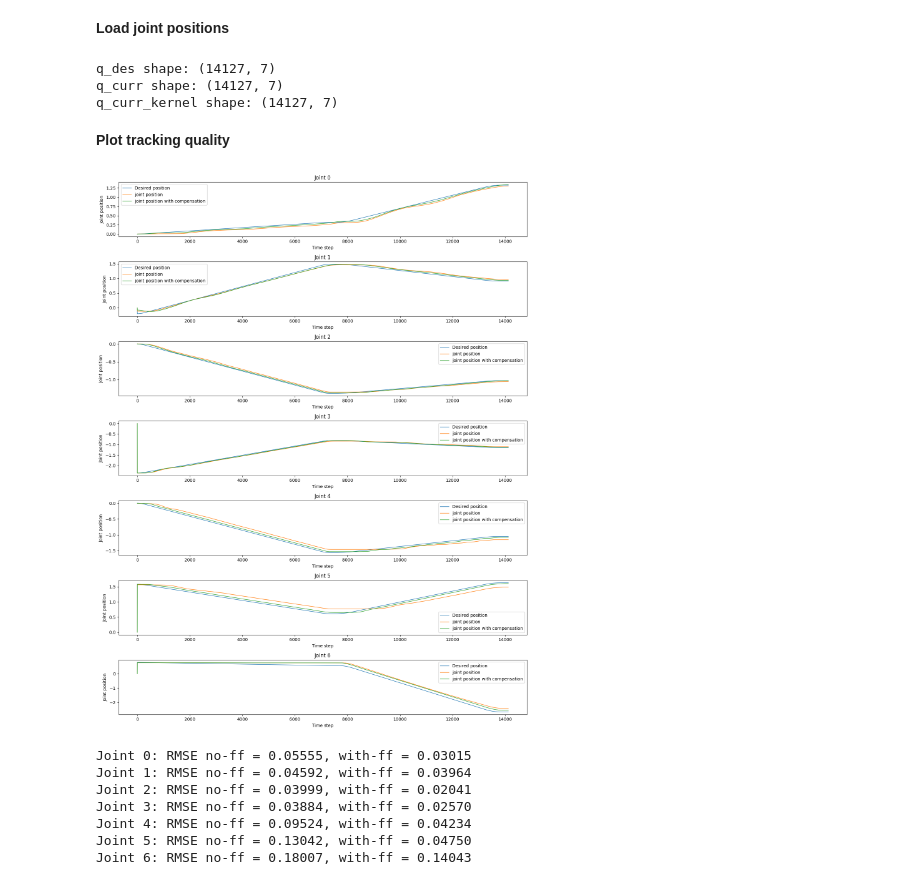
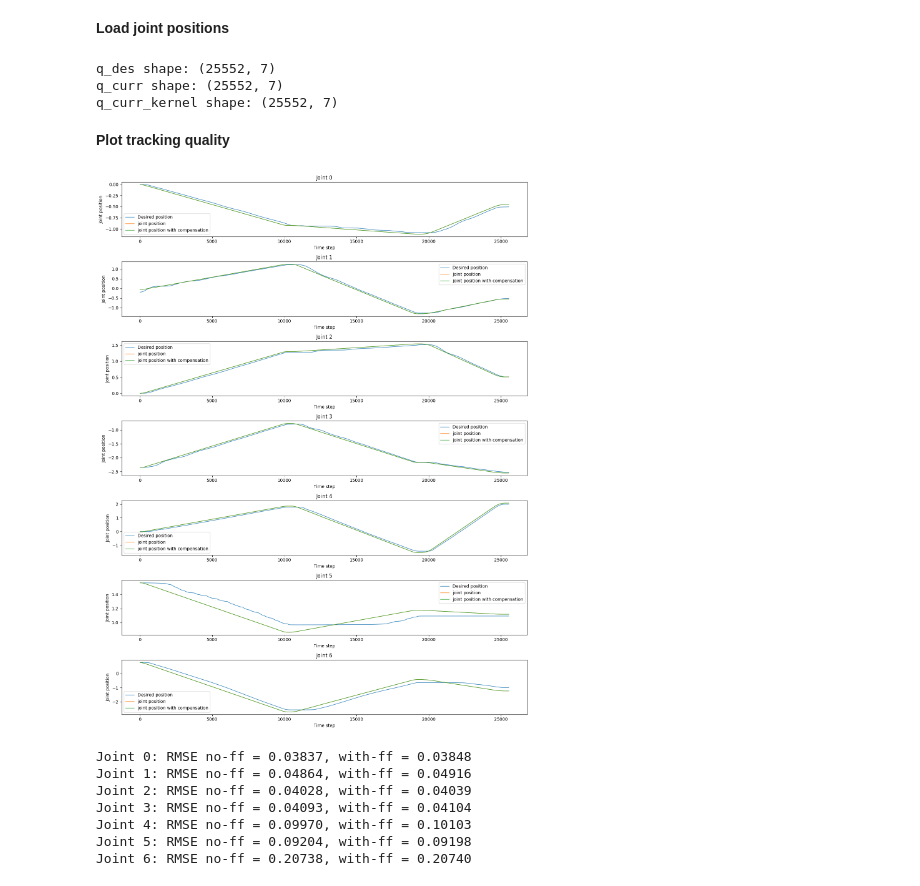
Before and after one commit to Anthony7-Ho/nonlinear_deepc_controller, a Jupyter notebook: performance_evaluation/evaluation.ipynb, the cells around one changed output. Drawn from its saved outputs; the diff is of its cells as text; code cells hidden in the pictures.

```diff
--- a/performance_evaluation/evaluation.ipynb
+++ b/performance_evaluation/evaluation.ipynb
@@ -165,14 +66,13 @@ residuals_full shape: (14127, 7)
 # %% [markdown]
 **PLot residuals vs tau_ext**
 # %%
-num_joints = tau_ext_full.shape[1]
+num_joints = residuals.shape[1]
 
 plt.figure(figsize=(14, 18))
 
 for i in range(num_joints):
     plt.subplot(num_joints, 1, i + 1)
-    plt.plot(tau_ext_full[:, i], label="tau_ext (true)", linewidth=1.0)
-    plt.plot(residuals_full[:, i], label="residuals", linewidth=1.0)
+    plt.plot(residuals[:, i], label="residuals", linewidth=1.0)
     plt.title(f"Joint {i}")
     plt.xlabel("Time step")
     plt.ylabel("Torque")
@@ -186,73 +86,54 @@ plt.show()
 **Load joint positions**
 # %%
 # Load data
-data = pd.read_csv("tau_ext_test.csv")
-kernel_data = pd.read_csv("tau_ext_test_kernel.csv")
+data = pd.read_csv("test_log.csv")
+kernel_data = pd.read_csv("test_log_kernel.csv")
 
-# put 'label' as the row index
-data = data.set_index("label")
-kernel_data = kernel_data.set_index("label")
-
-# keep only the time columns (they look like t0.0, t0.1, ..., etc.)
-time_cols = [c for c in data.columns if c.startswith("t")]
-time_cols_kernel = [c for c in kernel_data.columns if c.startswith("t")]
-
-# numeric sort for rows like 'tau_cmd_0', 'tau_cmd_1', ...
-def row_sort_key(s):
-    m = re.search(r"_(\d+)$", s)
-    return int(m.group(1)) if m else 10**9
-
-# select and sort the commanded torques (u) and external torques (y)
-q_des_rows = sorted([r for r in kernel_data.index if r.startswith("q_des")], key=row_sort_key)
-q_curr_rows = sorted([r for r in data.index if r.startswith("q_curr")], key=row_sort_key)
-q_curr_kernel_rows = sorted([r for r in kernel_data.index if r.startswith("q_curr")], key=row_sort_key)
-
-# build arrays (first column is just 0.0)
-q_des = kernel_data.loc[q_des_rows, time_cols_kernel].to_numpy().T
-q_curr = data.loc[q_curr_rows, time_cols].to_numpy().T
-q_curr_kernel = kernel_data.loc[q_curr_kernel_rows, time_cols_kernel].to_numpy().T
+q_des = data.filter(like="q_des_").to_numpy()[1:25553, :] # shape (T, 7)
+q_curr = data.filter(like="q_curr_").to_numpy()[1:25553, :]# shape (T, 7)
+q_curr_kernel = kernel_data.filter(like="q_curr_").to_numpy()[1:, :] # shape (T, 7)
 
 print("q_des shape:", q_des.shape)
 print("q_curr shape:", q_curr.shape)
 print("q_curr_kernel shape:", q_curr_kernel.shape)
 # %% [output]
-q_des shape: (14127, 7)
-q_curr shape: (14127, 7)
-q_curr_kernel shape: (14127, 7)
+q_des shape: (25552, 7)
+q_curr shape: (25552, 7)
+q_curr_kernel shape: (25552, 7)
 # %% [markdown]
 **Plot tracking quality**
 # %%
-num_joints = tau_ext_full.shape[1]
+num_joints = q_des.shape[1]
 
 plt.figure(figsize=(14, 18))
 
 for i in range(num_joints):
     plt.subplot(num_joints, 1, i + 1)
     plt.plot(q_des[:, i], label="Desired position", linewidth=1.0)
     plt.plot(q_curr[:, i], label="joint position", linewidth=1.0)
     plt.plot(q_curr_kernel[:, i], label="joint position with compensation", linewidth=1.0)
     plt.title(f"Joint {i}")
     plt.xlabel("Time step")
     plt.ylabel("Joint position")
     plt.legend()
 
 plt.tight_layout()
 plt.show()
 
 def rmse(a, b):
     err = a - b
     return np.sqrt(np.mean(err**2))
 
-for j in range(7):
+for j in range(num_joints):
     rmse_noff = rmse(q_curr[:, j], q_des[:, j])
-    rmse_ff   = rmse(q_curr_kernel[:, j],   q_des[:, j])
+    rmse_ff = rmse(q_curr_kernel[:, j],   q_des[:, j])
     print(f"Joint {j}: RMSE no-ff = {rmse_noff:.5f}, with-ff = {rmse_ff:.5f}")
 # %% [output]
-[figure, old version]
+[figure, new version]
-Joint 0: RMSE no-ff = 0.05555, with-ff = 0.03015
-Joint 1: RMSE no-ff = 0.04592, with-ff = 0.03964
-Joint 2: RMSE no-ff = 0.03999, with-ff = 0.02041
-Joint 3: RMSE no-ff = 0.03884, with-ff = 0.02570
-Joint 4: RMSE no-ff = 0.09524, with-ff = 0.04234
-Joint 5: RMSE no-ff = 0.13042, with-ff = 0.04750
-Joint 6: RMSE no-ff = 0.18007, with-ff = 0.14043
+Joint 0: RMSE no-ff = 0.03837, with-ff = 0.03848
+Joint 1: RMSE no-ff = 0.04864, with-ff = 0.04916
+Joint 2: RMSE no-ff = 0.04028, with-ff = 0.04039
+Joint 3: RMSE no-ff = 0.04093, with-ff = 0.04104
+Joint 4: RMSE no-ff = 0.09970, with-ff = 0.10103
+Joint 5: RMSE no-ff = 0.09204, with-ff = 0.09198
+Joint 6: RMSE no-ff = 0.20738, with-ff = 0.20740
```
Also changed, not shown: parts of 8 cells of this notebook, 2 other files.
